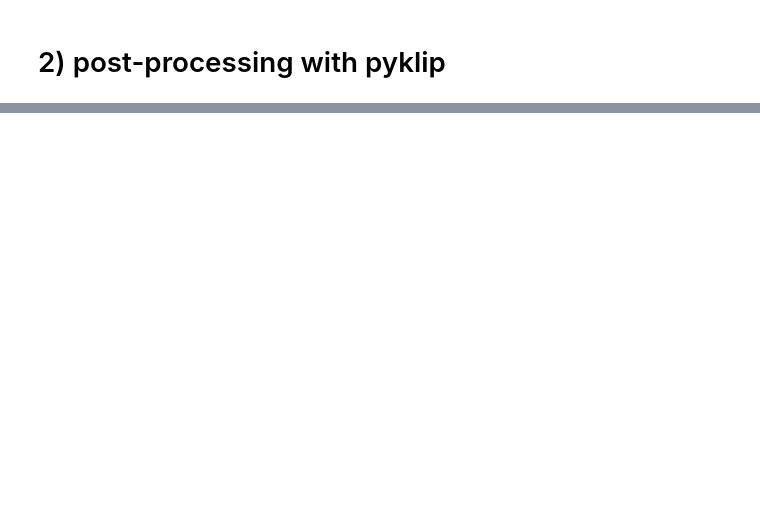
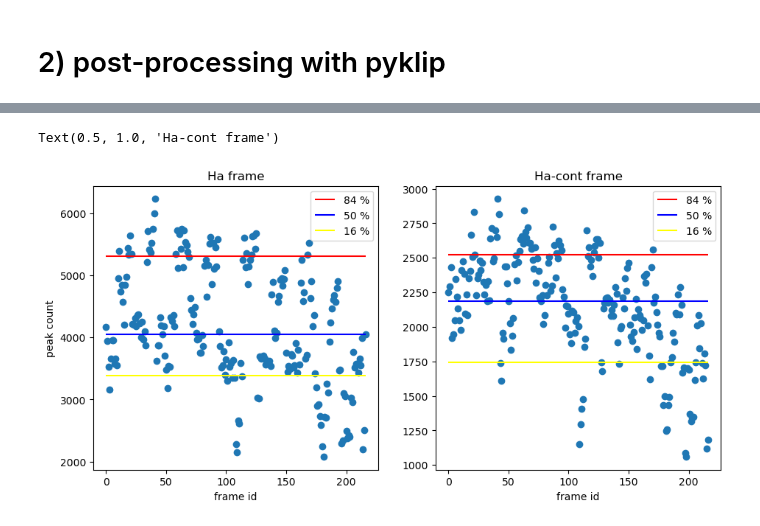
Before and after one commit to taichiuyama/VAMPIRES_Ha_tutorial, a Jupyter notebook: tutorial_VAMP-ADI+SDI.ipynb, the cells around one changed output, grey strips where cells are left out. Cells and saved outputs as stored; diff of their text form; code cells hidden in the pictures; blank space fills up the shorter version.

```diff
--- a/tutorial_VAMP-ADI+SDI.ipynb
+++ b/tutorial_VAMP-ADI+SDI.ipynb
@@ -242,0 +308,36 @@ Text(0, 0.5, 'parallctic angle [deg]')
+# %%
+center = [Ha_data.shape[2]/2, Ha_data.shape[1]/2] # 0: time, 1: y, 2: x
+
+peak_Ha_list =[]; peak_Ha_cont_list=[]
+for i in range(len(Ha_data)):
+        peak_Ha = np.nanmax(Ha_data[i])
+        peak_Ha_cont = np.nanmax(Ha_cont_data[i])
+
+        peak_Ha_list.append(peak_Ha)
+        peak_Ha_cont_list.append(peak_Ha_cont)
+peak_Ha_list = np.array(peak_Ha_list)
+peak_Ha_cont_list = np.array(peak_Ha_cont_list)
+
+
+plt.figure(figsize=(11,5))
+plt.subplot(1,2,1)
+plt.scatter(range(len(Ha_data)),peak_Ha_list)
+plt.hlines(y=np.percentile(peak_Ha_list,84),xmin=range(len(Ha_data))[0],xmax=range(len(Ha_data))[-1],color='red',label='84 %')
+plt.hlines(y=np.percentile(peak_Ha_list,50),xmin=range(len(Ha_data))[0],xmax=range(len(Ha_data))[-1],color='blue',label='50 %')
+plt.hlines(y=np.percentile(peak_Ha_list,16),xmin=range(len(Ha_data))[0],xmax=range(len(Ha_data))[-1],color='yellow',label='16 %')
+plt.legend()
+plt.xlabel('frame id')
+plt.ylabel('peak count')
+plt.title('Ha frame')
+
+plt.subplot(1,2,2)
+plt.scatter(range(len(Ha_cont_data)),peak_Ha_cont_list)
+plt.hlines(y=np.percentile(peak_Ha_cont_list,84),xmin=range(len(Ha_cont_data))[0],xmax=range(len(Ha_cont_data))[-1],color='red',label='84 %')
+plt.hlines(y=np.percentile(peak_Ha_cont_list,50),xmin=range(len(Ha_cont_data))[0],xmax=range(len(Ha_cont_data))[-1],color='blue',label='50 %')
+plt.hlines(y=np.percentile(peak_Ha_cont_list,16),xmin=range(len(Ha_cont_data))[0],xmax=range(len(Ha_cont_data))[-1],color='yellow',label='16 %')
+plt.legend()
+plt.xlabel('frame id')
+plt.title('Ha-cont frame')
+# %% [output]
+Text(0.5, 1.0, 'Ha-cont frame')
+[figure, added]
```
Also changed, not shown: parts of 34 cells of this notebook.
